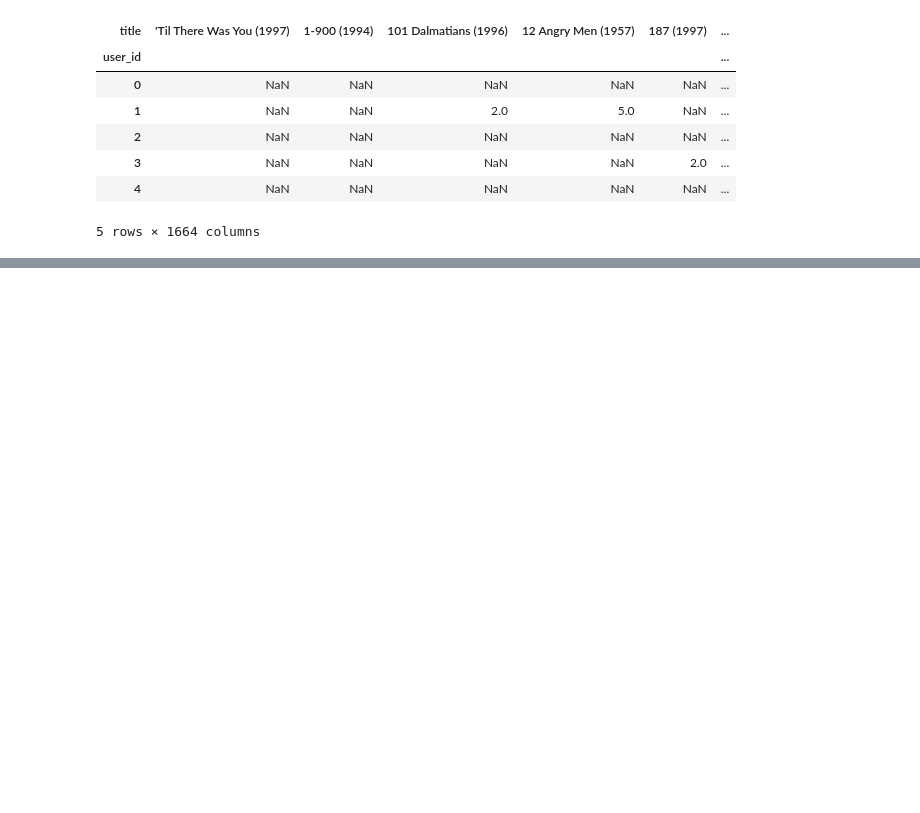
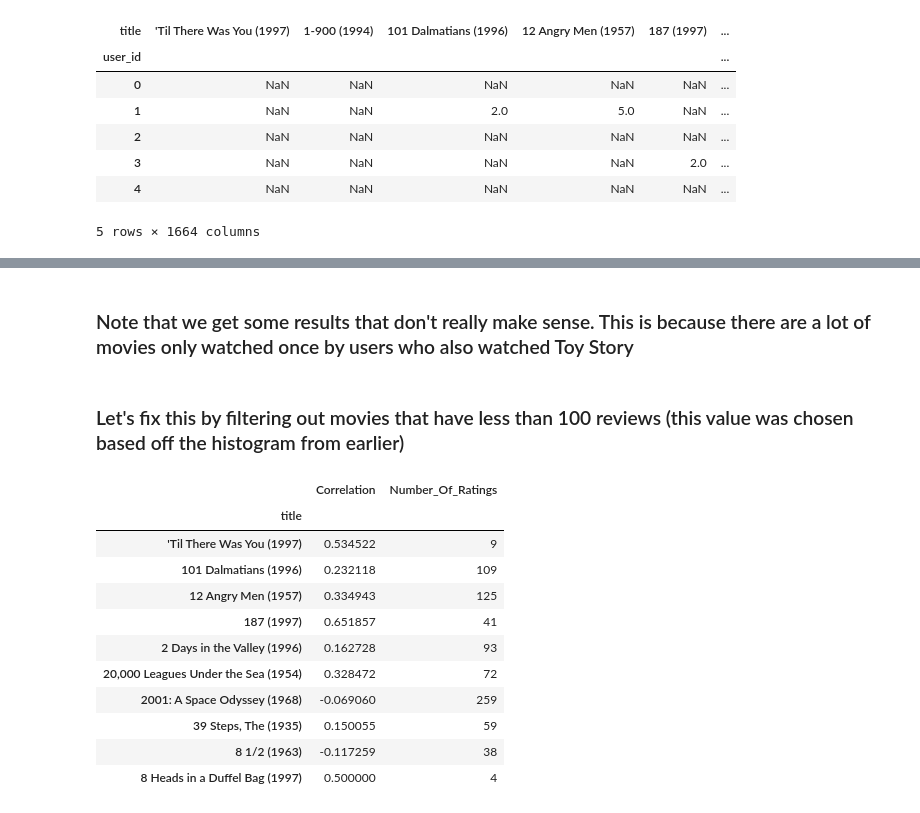
Before and after one commit to VamsiMohanRamineedi/Movie-Recommender-System, a Jupyter notebook: Movies_Recommender_System.ipynb, the cells around one changed output, grey strips where cells are left out. Drawn from its saved outputs; the diff is of its cells as text; code cells hidden in the pictures; blank space fills up the shorter version.

Commit message:
Give movie suggestions

```diff
--- a/Movies_Recommender_System.ipynb
+++ b/Movies_Recommender_System.ipynb
@@ -178,0 +176,3 @@ liarLiarRatings = moviematrix['Liar Liar (1997)']
+# %%
+toystoryRatings = moviematrix['Toy Story (1995)']
+independencedayRatings = moviematrix['Independence Day (ID4) (1996)']
@@ -179,3 +189,3 @@ liarLiarRatings = moviematrix['Liar Liar (1997)']
 # %%
-similar_to_starWars = moviematrix.corrwith('starWarsRatings')
-similar_to_liarLiar = moviematrix.corrwith('liarLiarRatings')
+similar_to_toystory = moviematrix.corrwith(toystoryRatings)
+similar_to_independenceday = moviematrix.corrwith(independencedayRatings)
@@ -183,0 +202,2 @@ AttributeError: 'str' object has no attribute '_get_numeric_data'
+# %%
+corr_toystory = pd.DataFrame(data=similar_to_toystory,columns=['Correlation'])
@@ -183,0 +219,3 @@ AttributeError: 'str' object has no attribute '_get_numeric_data'
+# %%
+#Dropping NAN values
+corr_toystory.dropna(inplace=True)
@@ -183,0 +252,20 @@ AttributeError: 'str' object has no attribute '_get_numeric_data'
+# %% [markdown]
+### Note that we get some results that don't really make sense. This is because there are a lot of movies only watched once by users who also watched Toy Story
+# %% [markdown]
+### Let's fix this by filtering out movies that have less than 100 reviews (this value was chosen based off the histogram from earlier)
+# %%
+corr_toystory = corr_toystory.join(ratings['Number_Of_Ratings'])
+corr_toystory.head(10)
+# %% [output]
+|  | Correlation | Number_Of_Ratings |
+| title |  |  |
+| 'Til There Was You (1997) | 0.534522 | 9 |
+| 101 Dalmatians (1996) | 0.232118 | 109 |
+| 12 Angry Men (1957) | 0.334943 | 125 |
+| 187 (1997) | 0.651857 | 41 |
+| 2 Days in the Valley (1996) | 0.162728 | 93 |
+| 20,000 Leagues Under the Sea (1954) | 0.328472 | 72 |
+| 2001: A Space Odyssey (1968) | -0.069060 | 259 |
+| 39 Steps, The (1935) | 0.150055 | 59 |
+| 8 1/2 (1963) | -0.117259 | 38 |
+| 8 Heads in a Duffel Bag (1997) | 0.500000 | 4 |
```
Also changed, not shown: parts of 13 cells of this notebook.
